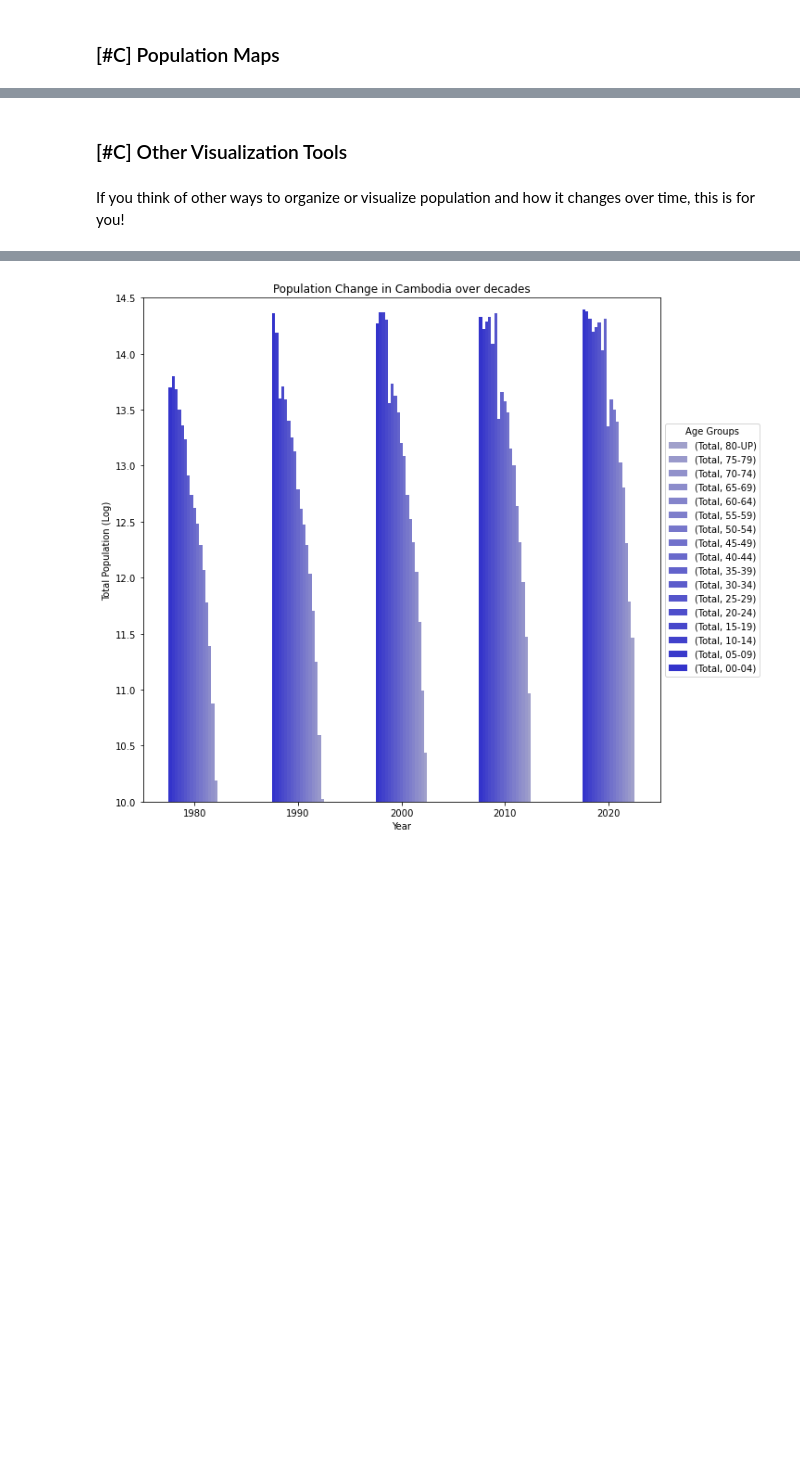
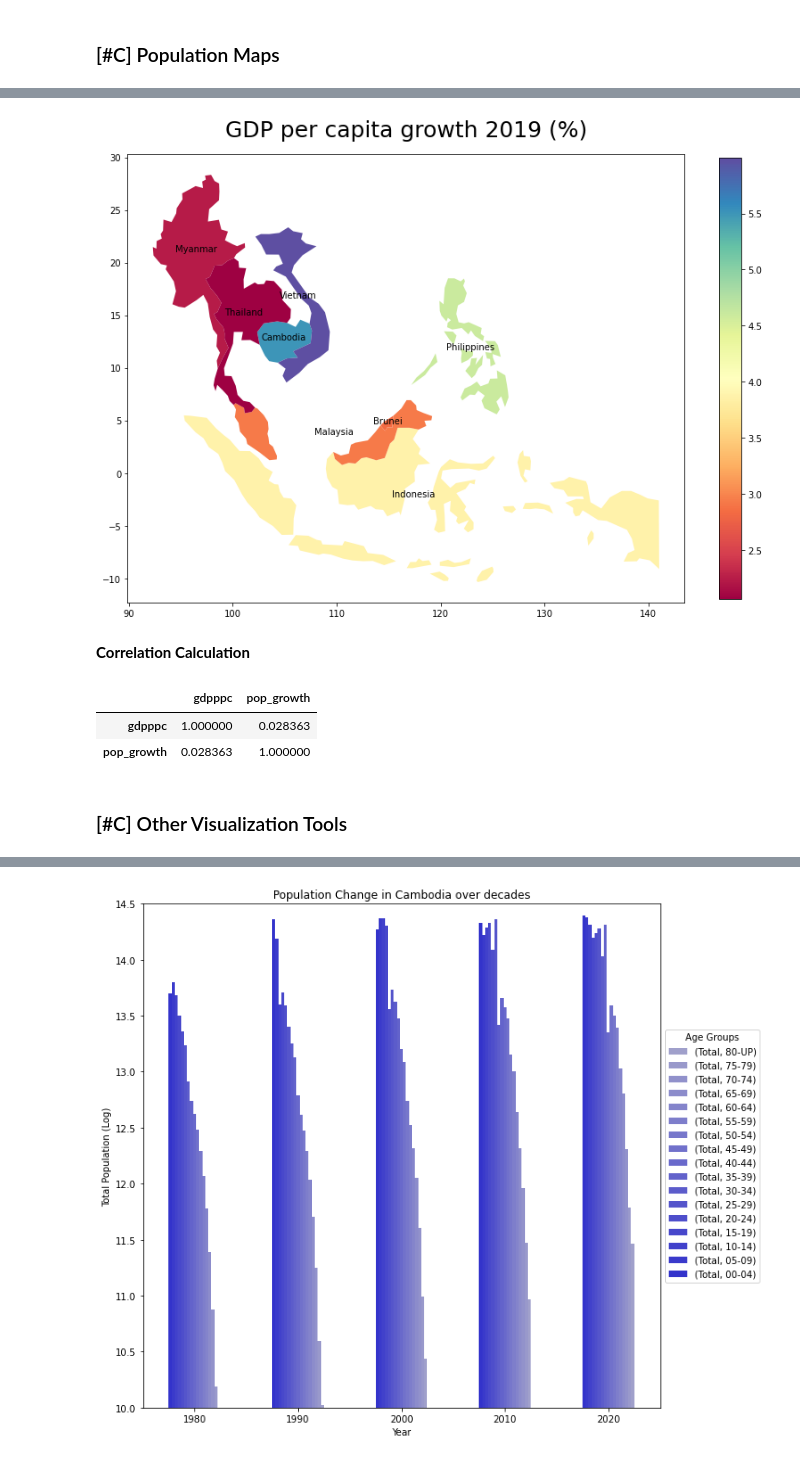
Before and after one commit to jasminlee/EEP-153-Mahalanobis-project-1, a Jupyter notebook: project1.ipynb, the cells around one changed output, grey strips where cells are left out. Cells and saved outputs as stored; diff of their text form; code cells hidden in the pictures; blank space fills up the shorter version.

```diff
--- a/project1.ipynb
+++ b/project1.ipynb
@@ -247,0 +232,8 @@ useful is geopandas.
+# %%
+#indicator: GDP per capita growth (annual %)
+indi_dict = {'NY.GDP.PCAP.KD.ZG': 'data_column'}
+draw_geopanda_sea(indi_dict, 2019, 'GDP per capita growth 2019 (%)')
+# %% [output]
+[figure, added]
+# %% [markdown]
+**Correlation Calculation**
@@ -248,6 +250,9 @@ useful is geopandas.
+# %%
+two_indicators_dict = {'NY.GDP.PCAP.KD.ZG': 'gdpppc', 'SP.POP.GROW': 'pop_growth'}
+get_correlation_sea(two_indicators_dict)
+# %% [output]
+|  | gdpppc | pop_growth |
+| gdpppc | 1.000000 | 0.028363 |
+| pop_growth | 0.028363 | 1.000000 |
 # %% [markdown]
 ### [#C] Other Visualization Tools
-# %% [markdown]
-If you think of other ways to organize
-or visualize population and how it
-changes over time, this is for you!
```
Also changed, not shown: parts of 44 cells of this notebook, 2 other files.
